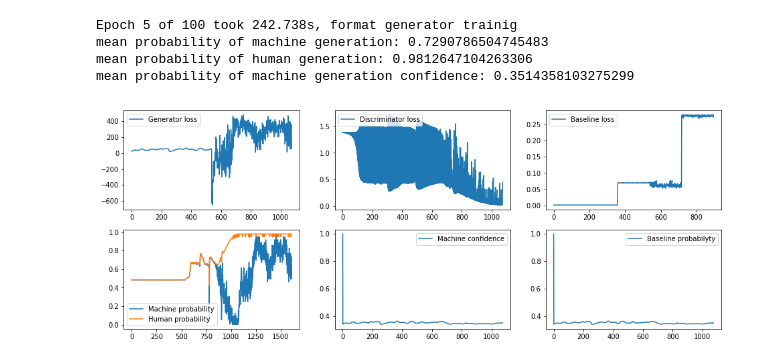
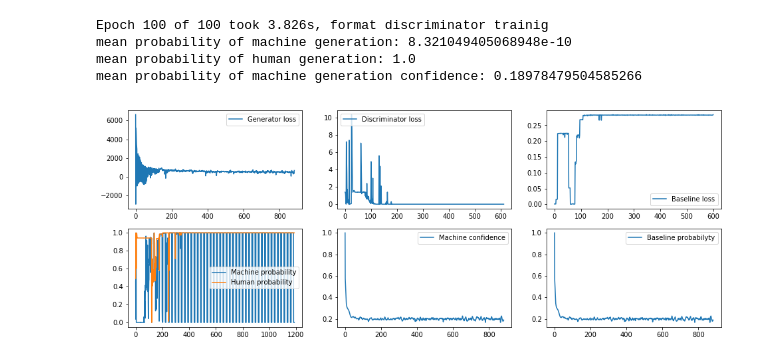
Before and after one commit to avecplezir/project_dnn2018, a Jupyter notebook: Discriminator-Ivan3-baseline.ipynb, the cells around one changed output. Drawn from its saved outputs; the diff is of its cells as text; code cells hidden in the pictures.

Commit message:
add pytorch generation, two modes of note_axis, play with gan

```diff
--- a/Discriminator-Ivan3-baseline.ipynb
+++ b/Discriminator-Ivan3-baseline.ipynb
@@ -339,10 +377,11 @@ def train_baseline(generator, discriminator, baseline, X_loader,num_epochs = 3,
 
     return baseline, np.array(prob_baseline),np.array(bl_losses)
 # %%
-# discriminator = LSTM_discriminator(hidden_size=100, last_dim=6).cuda()
-# generator = Generator().cuda()
-# generator.load_state_dict(torch.load(os.path.join(OUT_DIR, 'model_canonical')))
+discriminator = LSTM_discriminator(hidden_size=500, last_dim=6).cuda()
+generator = Generator().cuda()
+generator.load_state_dict(torch.load(os.path.join(OUT_DIR, 'model_canonical_attention')))
 # %%
-# # generator.load_state_dict(torch.load(os.path.join(OUT_DIR, 'model_canonical')))
-# pretrained_discriminator, prob_human, prop_machine, d_losses = train_discriminator(generator, discriminator,X_loader, X_loader2,
-#                                                                         num_epochs = 30, d_lr=1e-3)
+generator.load_state_dict(torch.load(os.path.join(OUT_DIR, 'generator_rl')))
+discriminator.load_state_dict(torch.load(os.path.join(OUT_DIR, 'discriminator')))
+pretrained_discriminator, prob_human, prop_machine, d_losses = train_discriminator(generator, discriminator,X_loader,
+                                                                        num_epochs = 5, d_lr=1e-3)
@@ -362,7 +406,8 @@ def train_GAN(generator,discriminator,baseline,X_loader,g_lr = 0.001, d_lr = 0.0
     max_iteration = 100
 
     p_human = np.array([1])
-    p_machine = np.array([0])
+    p_machine = np.array([1])
+    it_generator = 0
 
     while num_iteration<max_iteration:
         start_time = time.time()
@@ -373,7 +418,8 @@ def train_GAN(generator,discriminator,baseline,X_loader,g_lr = 0.001, d_lr = 0.0
         history['prop_baseline'].extend(p_baseline)
         history['bl_losses'].extend(bl_l)
 
-        if np.maximum(p_human-p_machine,0).mean()<0.1:
+        if (np.maximum(p_human-p_machine,0).mean()<0.3) or (it_generator>5):
+            it_generator = 0
             discriminator, p_human, p_machine, d_l = \
                                 train_discriminator(generator, discriminator,X_loader,
                                                             num_epochs = 1, d_lr=d_lr, verbose = False)
@@ -382,10 +428,10 @@ def train_GAN(generator,discriminator,baseline,X_loader,g_lr = 0.001, d_lr = 0.0
             history['prob_human'].extend(p_human)
             history['color'].extend(np.ones(d_l.shape[0]))
         else:
-
+            it_generator+=1
             generator, p_human, p_machine, p_confidence, g_l = \
                                 train_generator(generator, discriminator, baseline, X_loader,
-                                                            num_epochs = 1, g_lr=g_lr, verbose = False)
+                                                            num_epochs = 3, g_lr=g_lr, verbose = False)
             history['g_losses'].extend(g_l)
             history['prop_machine'].extend(p_machine)
             history['prob_human'].extend(p_human)
@@ -428,16 +474,18 @@ def train_GAN(generator,discriminator,baseline,X_loader,g_lr = 0.001, d_lr = 0.0
         plt.plot(history['prob_confidence'],label = "Machine confidence")
         plt.legend()
         plt.subplot(236)
-        plt.plot(history['prob_confidence'],label = "Baseline probabilyty")
+        plt.plot(history['prop_baseline'],label = "Baseline probabilyty")
         plt.legend()
         plt.show()
 
 
     return generator,discriminator,baseline, history
 # %%
-discriminator = LSTM_discriminator(hidden_size=100, last_dim=6).cuda()
+discriminator = LSTM_discriminator(hidden_size=1000, last_dim=6).cuda()
 generator = Generator().cuda()
 # generator.load_state_dict(torch.load(os.path.join(OUT_DIR, 'model_canonical')))
-baseline = LSTM_baseline(hidden_size=10).cuda()
+baseline = LSTM_baseline(hidden_size=40).cuda()
 # generator.load_state_dict(torch.load(os.path.join(OUT_DIR, 'model_canonical')))
-generator.load_state_dict(torch.load(os.path.join(OUT_DIR, 'generator_rl')))
+generator.load_state_dict(torch.load(os.path.join(OUT_DIR, 'model_canonical_attention')))
+discriminator.load_state_dict(torch.load(os.path.join(OUT_DIR, 'pretrained_discriminator')))
+# generator.load_state_dict(torch.load(os.path.join(OUT_DIR, 'generator_rl')))
@@ -444,10 +497,10 @@ generator.load_state_dict(torch.load(os.path.join(OUT_DIR, 'generator_rl')))
 # %%
 generator,discriminator,baseline,history =\
                     train_GAN(generator,discriminator,baseline,\
-                            X_loader, g_lr = 1e-4,d_lr=1e-4, bl_lr = 1e-2)
+                            X_loader, g_lr = 1e-4,d_lr=1e-3, bl_lr = 1e-2)
 # %% [output]
-Epoch 5 of 100 took 242.738s, format generator trainig
-mean probability of machine generation: 0.7290786504745483
-mean probability of human generation: 0.9812647104263306
-mean probability of machine generation confidence: 0.3514358103275299
+Epoch 100 of 100 took 3.826s, format discriminator trainig
+mean probability of machine generation: 8.321049405068948e-10
+mean probability of human generation: 1.0
+mean probability of machine generation confidence: 0.18978479504585266
-[figure, old version]
+[figure, new version]
```
Also changed, not shown: parts of 12 cells of this notebook, 24 other files.
